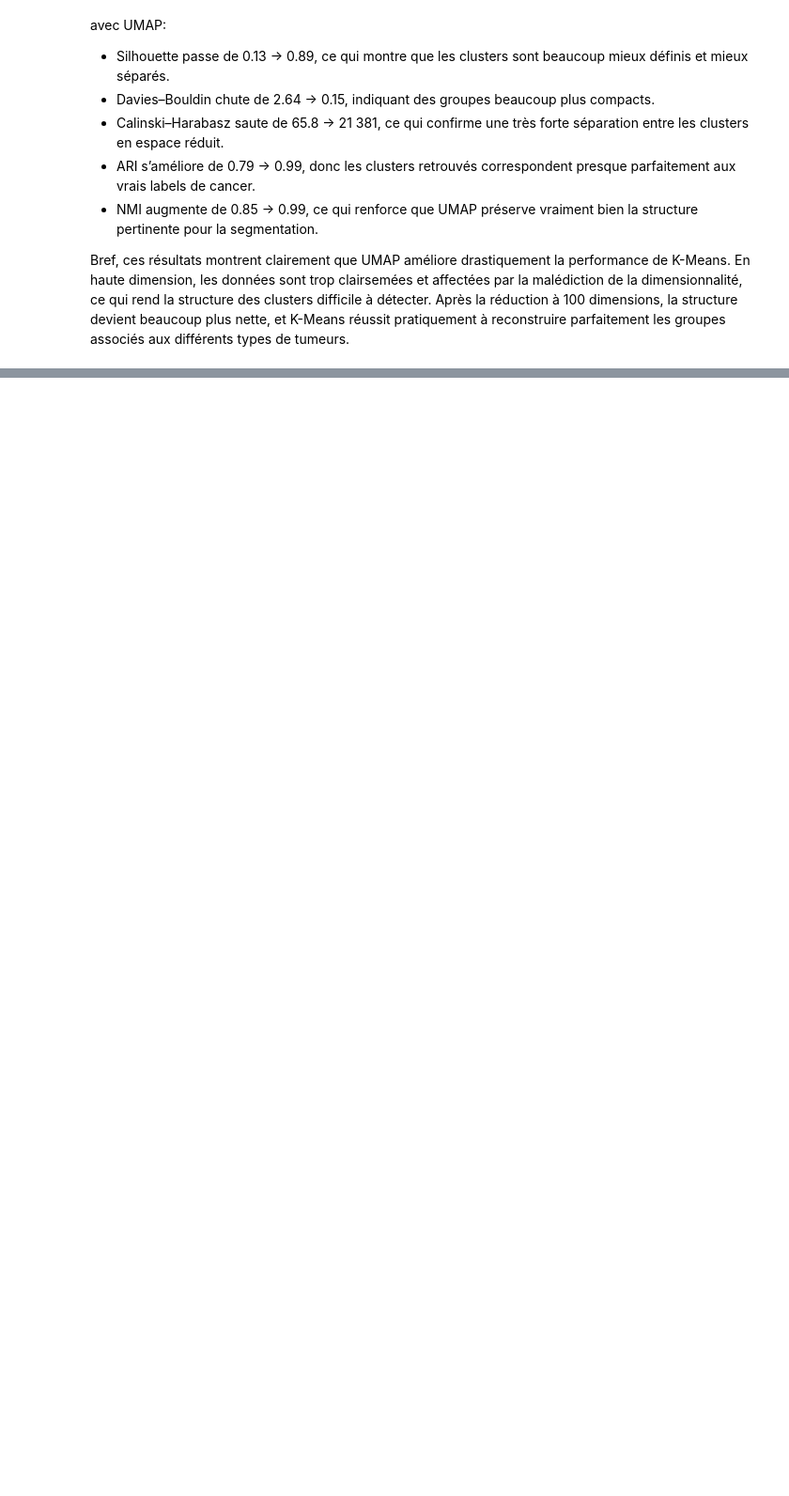
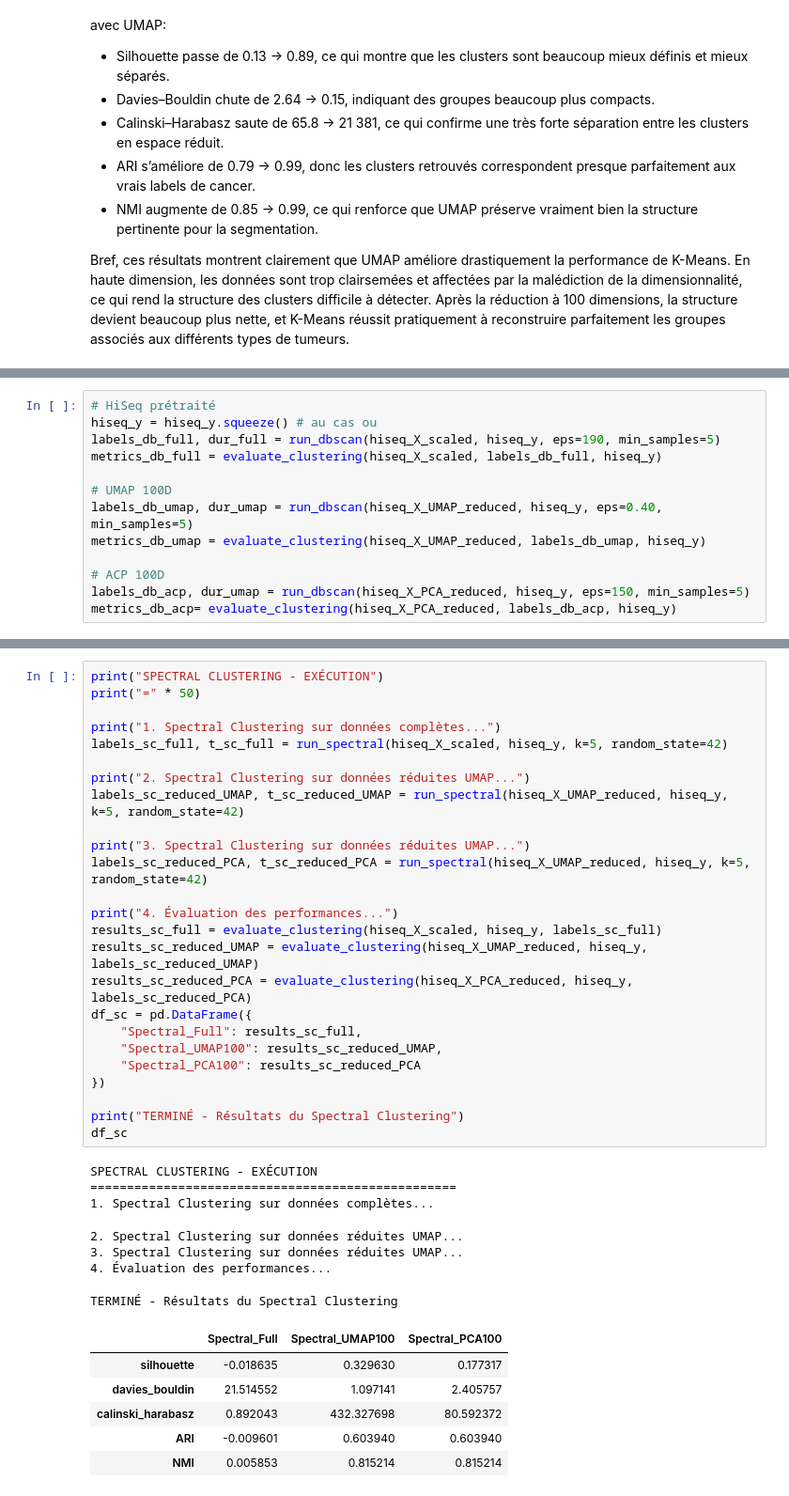
Before and after one commit to AnthonyGlaude/IFT599_TP1, a Jupyter notebook: main.ipynb, the cells around one changed output, grey strips where cells are left out. Shown at 94% size. Cells and saved outputs as stored; diff of their text form; blank space fills up the shorter version.

```diff
--- a/main.ipynb
+++ b/main.ipynb
@@ -138,0 +178,13 @@ Après la réduction à 100 dimensions, la structure devient beaucoup plus nette
+# %%
+# HiSeq prétraité
+hiseq_y = hiseq_y.squeeze() # au cas ou
+labels_db_full, dur_full = run_dbscan(hiseq_X_scaled, hiseq_y, eps=190, min_samples=5)
+metrics_db_full = evaluate_clustering(hiseq_X_scaled, labels_db_full, hiseq_y)
+
+# UMAP 100D
+labels_db_umap, dur_umap = run_dbscan(hiseq_X_UMAP_reduced, hiseq_y, eps=0.40, min_samples=5)
+metrics_db_umap = evaluate_clustering(hiseq_X_UMAP_reduced, labels_db_umap, hiseq_y)
+
+# ACP 100D
+labels_db_acp, dur_umap = run_dbscan(hiseq_X_PCA_reduced, hiseq_y, eps=150, min_samples=5)
+metrics_db_acp= evaluate_clustering(hiseq_X_PCA_reduced, labels_db_acp, hiseq_y)
@@ -138,0 +247,39 @@ Après la réduction à 100 dimensions, la structure devient beaucoup plus nette
+# %%
+print("SPECTRAL CLUSTERING - EXÉCUTION")
+print("=" * 50)
+
+print("1. Spectral Clustering sur données complètes...")
+labels_sc_full, t_sc_full = run_spectral(hiseq_X_scaled, hiseq_y, k=5, random_state=42)
+
+print("2. Spectral Clustering sur données réduites UMAP...")
+labels_sc_reduced_UMAP, t_sc_reduced_UMAP = run_spectral(hiseq_X_UMAP_reduced, hiseq_y, k=5, random_state=42)
+
+print("3. Spectral Clustering sur données réduites UMAP...")
+labels_sc_reduced_PCA, t_sc_reduced_PCA = run_spectral(hiseq_X_UMAP_reduced, hiseq_y, k=5, random_state=42)
+
+print("4. Évaluation des performances...")
+results_sc_full = evaluate_clustering(hiseq_X_scaled, hiseq_y, labels_sc_full)
+results_sc_reduced_UMAP = evaluate_clustering(hiseq_X_UMAP_reduced, hiseq_y, labels_sc_reduced_UMAP)
+results_sc_reduced_PCA = evaluate_clustering(hiseq_X_PCA_reduced, hiseq_y, labels_sc_reduced_PCA)
+df_sc = pd.DataFrame({
+    "Spectral_Full": results_sc_full,
+    "Spectral_UMAP100": results_sc_reduced_UMAP,
+    "Spectral_PCA100": results_sc_reduced_PCA
+})
+
+print("TERMINÉ - Résultats du Spectral Clustering")
+df_sc
+# %% [output]
+SPECTRAL CLUSTERING - EXÉCUTION
+==================================================
+1. Spectral Clustering sur données complètes...
+2. Spectral Clustering sur données réduites UMAP...
+3. Spectral Clustering sur données réduites UMAP...
+4. Évaluation des performances...
+TERMINÉ - Résultats du Spectral Clustering
+|  | Spectral_Full | Spectral_UMAP100 | Spectral_PCA100 |
+| silhouette | -0.018635 | 0.329630 | 0.177317 |
+| davies_bouldin | 21.514552 | 1.097141 | 2.405757 |
+| calinski_harabasz | 0.892043 | 432.327698 | 80.592372 |
+| ARI | -0.009601 | 0.603940 | 0.603940 |
+| NMI | 0.005853 | 0.815214 | 0.815214 |
```
Also changed, not shown: parts of 17 cells of this notebook, 3 other files.
